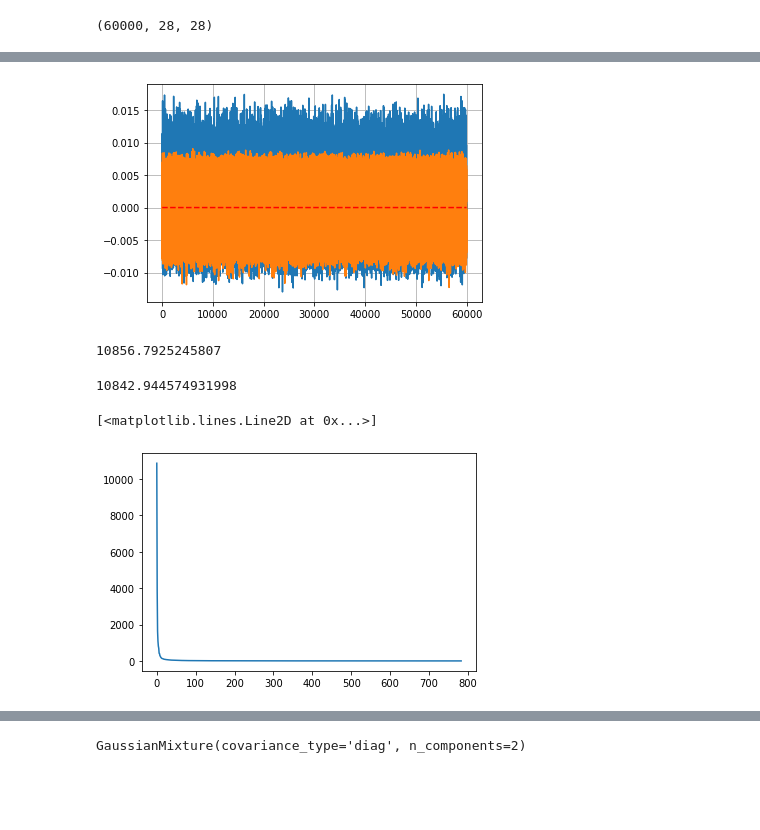
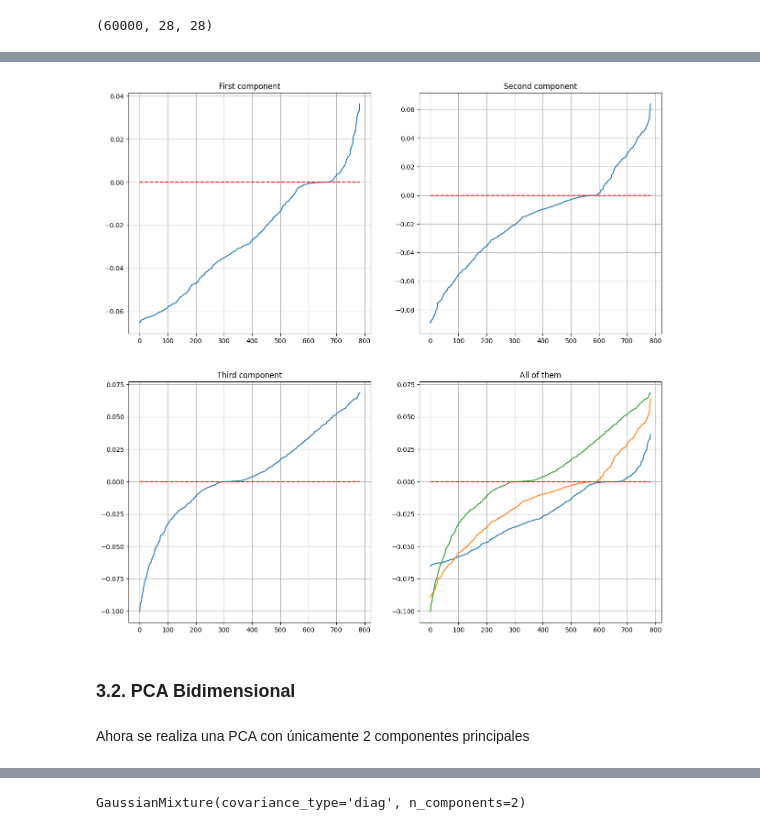
Before and after one commit to JaviLangeberGavilan/Practica_9_P1, a Jupyter notebook: PRACTICA/GENERATIVOS/EJERCICIO_1.ipynb, the cells around one changed output, grey strips where cells are left out. Drawn from its saved outputs; the diff is of its cells as text; code cells hidden in the pictures; blank space fills up the shorter version.

```diff
--- a/PRACTICA/GENERATIVOS/EJERCICIO_1.ipynb
+++ b/PRACTICA/GENERATIVOS/EJERCICIO_1.ipynb
@@ -119,21 +142,0 @@ plt.grid()
-# %%
-plt.plot(-pca.components_[3])
-plt.plot(-pca.components_[2])
-
-plt.plot(np.zeros(train_df.shape[1]), "--", c="r")
-plt.grid()
-# %% [output]
-[figure, removed]
-# %%
-pca.explained_variance_[0]
-# %% [output]
-10856.7925245807
-# %%
-np.var(components[:, 0])
-# %% [output]
-10842.944574931998
-# %%
-plt.plot(pca.explained_variance_)
-# %% [output]
-[<matplotlib.lines.Line2D at 0x...>]
-[figure, removed]
@@ -142,3 +143,33 @@ from sklearn.mixture import GaussianMixture
+# %%
+fig, ((ax1, ax2), (ax3, ax4)) = plt.subplots(nrows=2, ncols=2, figsize = (15,15))
+
+ax1.plot(np.sort(-pca.components_[0]))
+ax1.plot(np.zeros(train_df.shape[1]), "--", c="r")
+ax1.grid()
+ax1.title.set_text('First component')
+
+ax2.plot(np.sort(-pca.components_[1]))
+ax2.plot(np.zeros(train_df.shape[1]), "--", c="r")
+ax2.grid()
+ax2.title.set_text('Second component')
+
+ax3.plot(np.sort(-pca.components_[2]))
+ax3.plot(np.zeros(train_df.shape[1]), "--", c="r")
+ax3.grid()
+ax3.title.set_text('Third component')
+
+ax4.plot(np.sort(-pca.components_[0]))
+ax4.plot(np.sort(-pca.components_[1]))
+ax4.plot(np.sort(-pca.components_[2]))
+ax4.plot(np.zeros(train_df.shape[1]), "--", c="r")
+ax4.grid()
+ax4.title.set_text('All of them')
+# %% [output]
+[figure, added]
+# %% [markdown]
+### 3.2. PCA Bidimensional
+# %% [markdown]
+Ahora se realiza una PCA con únicamente 2 componentes principales
 # %%
 pca2d = PCA(n_components=2)
 components2d = pca2d.fit_transform(train_df)
```
Also changed, not shown: parts of 91 cells of this notebook, 5 other files.
